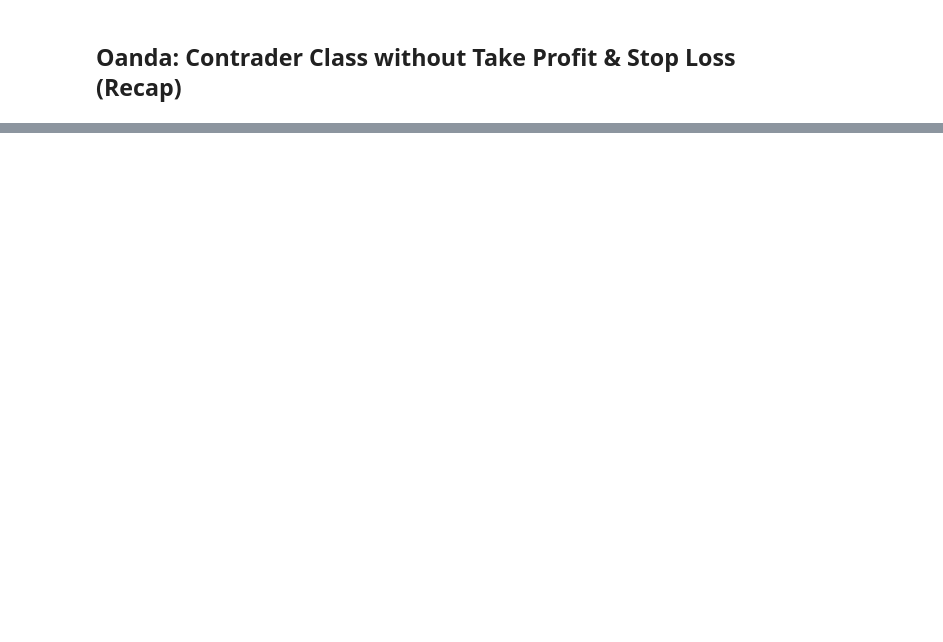
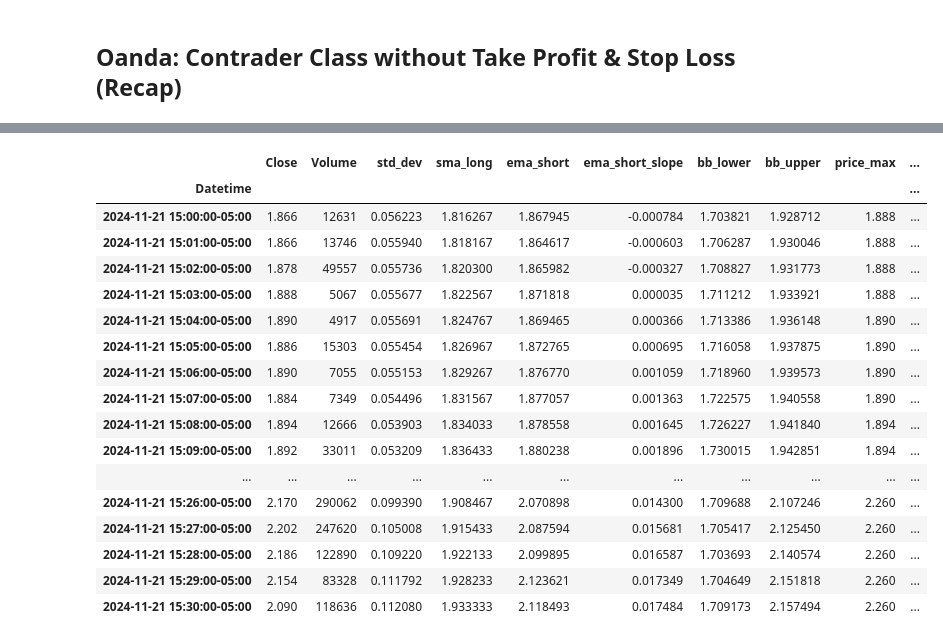
Before and after one commit to dshilman/algo-trading, a Jupyter notebook: code/explore/02 - Backtesting.ipynb, the cells around one changed output, grey strips where cells are left out. Cells and saved outputs as stored; diff of their text form; code cells hidden in the pictures; blank space fills up the shorter version.

```diff
--- a/code/explore/02 - Backtesting.ipynb
+++ b/code/explore/02 - Backtesting.ipynb
@@ -1180,0 +15,7 @@ start_session()
+# %%
+df = None
+instrument = "XTKG"
+ticker = yf.Ticker(instrument)
+df = ticker.history(start="2024-11-21",interval="1m")
+
+df
@@ -1180,0 +80,20 @@ start_session()
+# %%
+std_dev = 2
+period_long = 60
+period_short = 14
+
+df["std_dev"] = df["Close"].rolling(period_long).std()
+df["sma_long"] = df["Close"].rolling(period_long).mean()
+df['ema_short'] = df["Close"].rolling(period_short).apply(lambda x: calculate_ema(S=x))
+df['ema_short_slope'] = df["ema_short"].rolling(period_short).apply(lambda x: calculate_slope(x))
+
+df["bb_lower"] = df["sma_long"] - df["std_dev"] * std_dev
+df["bb_upper"] = df["sma_long"] + df["std_dev"] * std_dev
+
+df["price_max"] = df["Close"].rolling(period_short).max()
+df["price_min"] = df["Close"].rolling(period_short).min()
+
+df["rsi_short"] = df["Close"].rolling(period_short).apply(lambda x: calculate_rsi(x, period_short))
+# df["rsi_short_prev"] = df["rsi_short"].shift()
+df["rsi_short_max"] = df["rsi_short"].rolling(period_short).max()
+df["rsi_short_min"] = df["rsi_short"].rolling(period_short).min()
@@ -1180,0 +117,3 @@ start_session()
+# %%
+df = df.drop(columns=["Open", "High", "Low", "Dividends", "Stock Splits"])
+df
@@ -1180,0 +135,23 @@ start_session()
+# %%
+df = df['2024-11-21 15:00:00-05:00' :'2024-11-21 15:30:00-05:00']
+# %%
+df.tail(100)
+# %% [output]
+|  | Close | Volume | std_dev | sma_long | ema_short | ema_short_slope | bb_lower | bb_upper | price_max | ... |
+| Datetime |  |  |  |  |  |  |  |  |  | ... |
+| 2024-11-21 15:00:00-05:00 | 1.866 | 12631 | 0.056223 | 1.816267 | 1.867945 | -0.000784 | 1.703821 | 1.928712 | 1.888 | ... |
+| 2024-11-21 15:01:00-05:00 | 1.866 | 13746 | 0.055940 | 1.818167 | 1.864617 | -0.000603 | 1.706287 | 1.930046 | 1.888 | ... |
+| 2024-11-21 15:02:00-05:00 | 1.878 | 49557 | 0.055736 | 1.820300 | 1.865982 | -0.000327 | 1.708827 | 1.931773 | 1.888 | ... |
+| 2024-11-21 15:03:00-05:00 | 1.888 | 5067 | 0.055677 | 1.822567 | 1.871818 | 0.000035 | 1.711212 | 1.933921 | 1.888 | ... |
+| 2024-11-21 15:04:00-05:00 | 1.890 | 4917 | 0.055691 | 1.824767 | 1.869465 | 0.000366 | 1.713386 | 1.936148 | 1.890 | ... |
+| 2024-11-21 15:05:00-05:00 | 1.886 | 15303 | 0.055454 | 1.826967 | 1.872765 | 0.000695 | 1.716058 | 1.937875 | 1.890 | ... |
+| 2024-11-21 15:06:00-05:00 | 1.890 | 7055 | 0.055153 | 1.829267 | 1.876770 | 0.001059 | 1.718960 | 1.939573 | 1.890 | ... |
+| 2024-11-21 15:07:00-05:00 | 1.884 | 7349 | 0.054496 | 1.831567 | 1.877057 | 0.001363 | 1.722575 | 1.940558 | 1.890 | ... |
+| 2024-11-21 15:08:00-05:00 | 1.894 | 12666 | 0.053903 | 1.834033 | 1.878558 | 0.001645 | 1.726227 | 1.941840 | 1.894 | ... |
+| 2024-11-21 15:09:00-05:00 | 1.892 | 33011 | 0.053209 | 1.836433 | 1.880238 | 0.001896 | 1.730015 | 1.942851 | 1.894 | ... |
+| ... | ... | ... | ... | ... | ... | ... | ... | ... | ... | ... |
+| 2024-11-21 15:26:00-05:00 | 2.170 | 290062 | 0.099390 | 1.908467 | 2.070898 | 0.014300 | 1.709688 | 2.107246 | 2.260 | ... |
+| 2024-11-21 15:27:00-05:00 | 2.202 | 247620 | 0.105008 | 1.915433 | 2.087594 | 0.015681 | 1.705417 | 2.125450 | 2.260 | ... |
+| 2024-11-21 15:28:00-05:00 | 2.186 | 122890 | 0.109220 | 1.922133 | 2.099895 | 0.016587 | 1.703693 | 2.140574 | 2.260 | ... |
+| 2024-11-21 15:29:00-05:00 | 2.154 | 83328 | 0.111792 | 1.928233 | 2.123621 | 0.017349 | 1.704649 | 2.151818 | 2.260 | ... |
+| 2024-11-21 15:30:00-05:00 | 2.090 | 118636 | 0.112080 | 1.933333 | 2.118493 | 0.017484 | 1.709173 | 2.157494 | 2.260 | ... |
```
Also changed, not shown: parts of 132 cells of this notebook, 6 other files.
